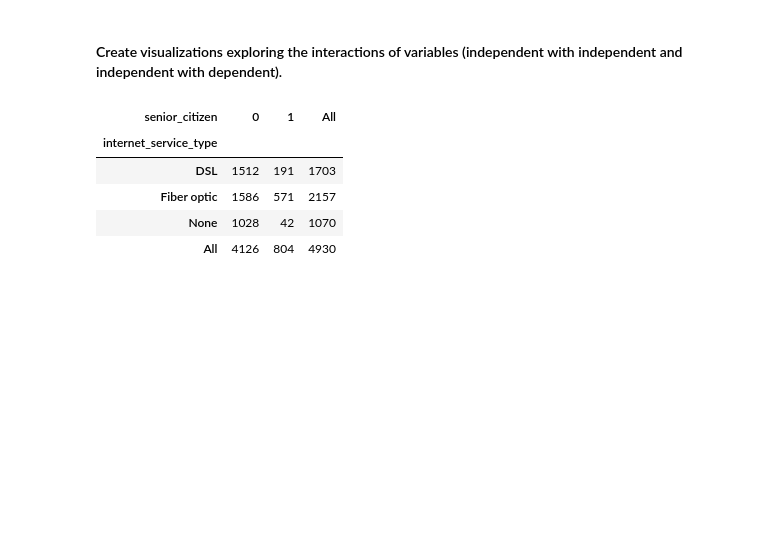
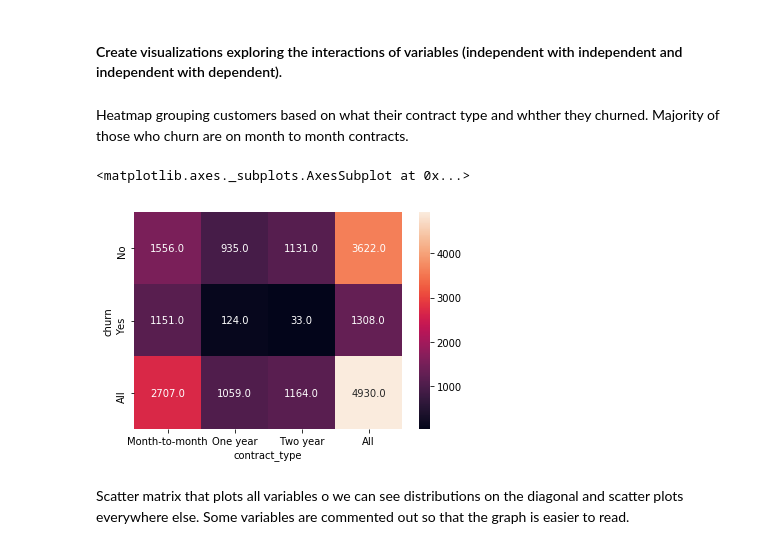
Before and after one commit to classification-telco-project-sanmaco/classification-telco, a Jupyter notebook: MZ_working_notebook.ipynb, the cells around one changed output. Saved outputs shown, nothing was run; the diff lists cells and outputs as text; code cells hidden in the pictures; blank space fills up the shorter version.

```diff
--- a/MZ_working_notebook.ipynb
+++ b/MZ_working_notebook.ipynb
@@ -1174,12 +1180,12 @@ train[['internet_and_phone', 'monthly_charges']].corr()
 The correlation matches our hypothesis, as a customer purchases more services or upgrades their services, monthly charges will increase. However, internet service by itself had a better correlation with monthly charges.
 # %% [markdown]
 #### Create visualizations exploring the interactions of variables (independent with independent and independent with dependent).
+# %% [markdown]
+Heatmap grouping customers based on what their contract type and whther they churned. Majority of those who churn are on month to month contracts.
 # %%
-pd.crosstab(train.internet_service_type, train.senior_citizen, margins=True)
+sns.heatmap(pd.crosstab(train.churn, train.contract_type, margins=True), annot=True, fmt='.1f')
 # %% [output]
-| senior_citizen | 0 | 1 | All |
-| internet_service_type |  |  |  |
-| DSL | 1512 | 191 | 1703 |
-| Fiber optic | 1586 | 571 | 2157 |
-| None | 1028 | 42 | 1070 |
-| All | 4126 | 804 | 4930 |
+<matplotlib.axes._subplots.AxesSubplot at 0x...>
+[figure, added]
+# %% [markdown]
+Scatter matrix that plots all variables o we can see distributions on the diagonal and scatter plots everywhere else. Some variables are commented out so that the graph is easier to read.
```
Also changed, not shown: parts of 55 cells of this notebook.
